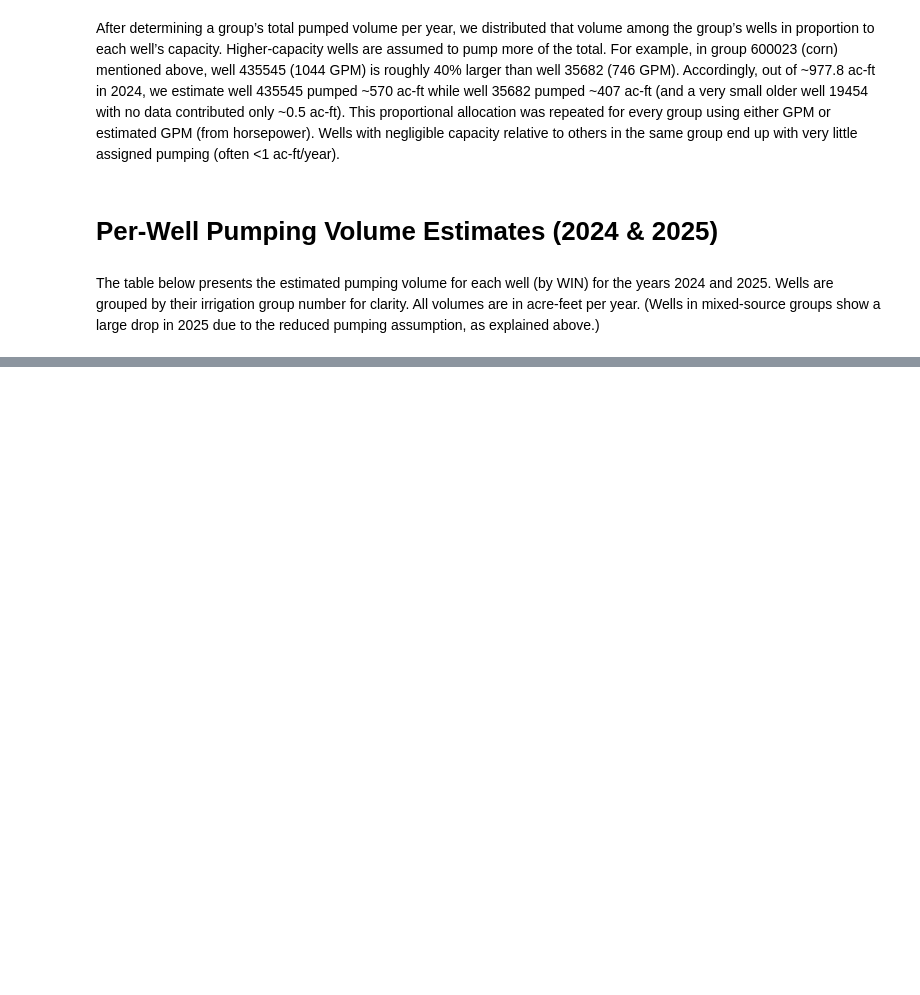
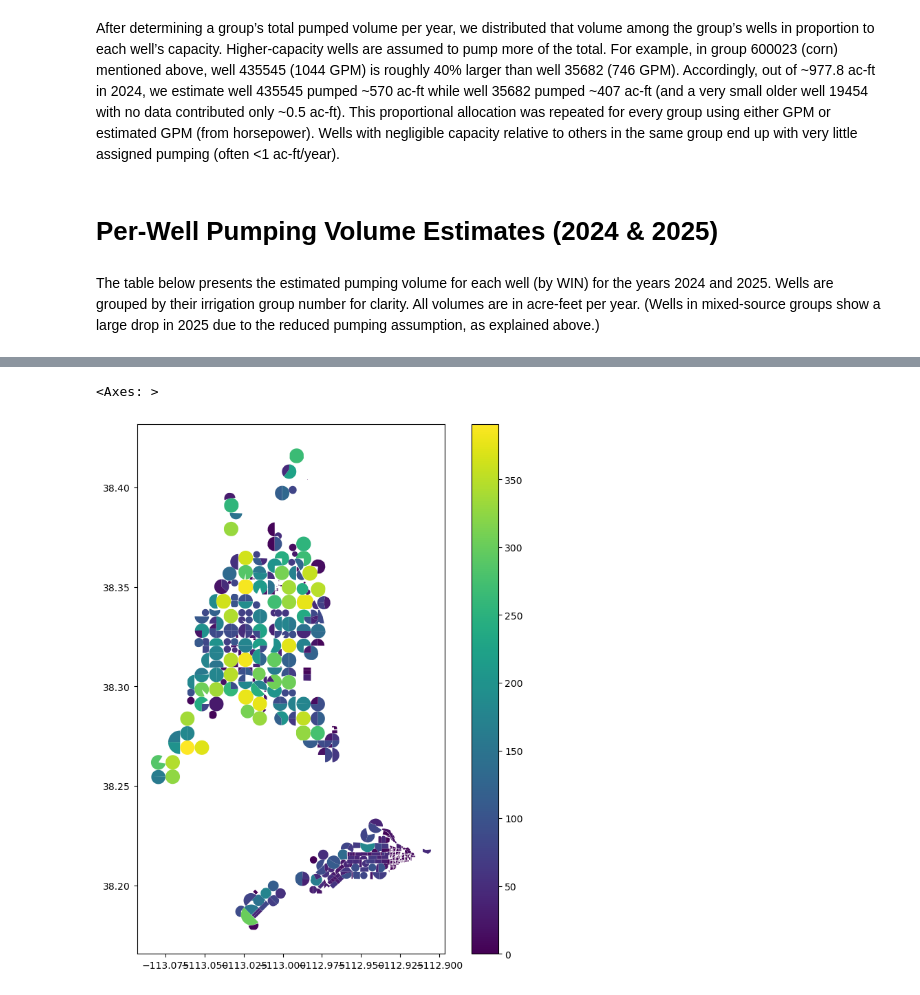
Before and after one commit to inkenbrandt/well_pump, a Jupyter notebook: 5_bayesian_pumping_estimates.ipynb, the cells around one changed output, grey strips where cells are left out. Drawn from its saved outputs; the diff is of its cells as text; code cells hidden in the pictures; blank space fills up the shorter version.

```diff
--- a/5_bayesian_pumping_estimates.ipynb
+++ b/5_bayesian_pumping_estimates.ipynb
@@ -44,0 +56,6 @@ The table below presents the estimated pumping volume for each well (by WIN) for
+# %%
+fields.plot(column=2000,legend=True, figsize=(10,10))
+#plt.legend()
+# %% [output]
+<Axes: >
+[figure, added]
```
Also changed, not shown: parts of 10 cells of this notebook, 6 other files.
